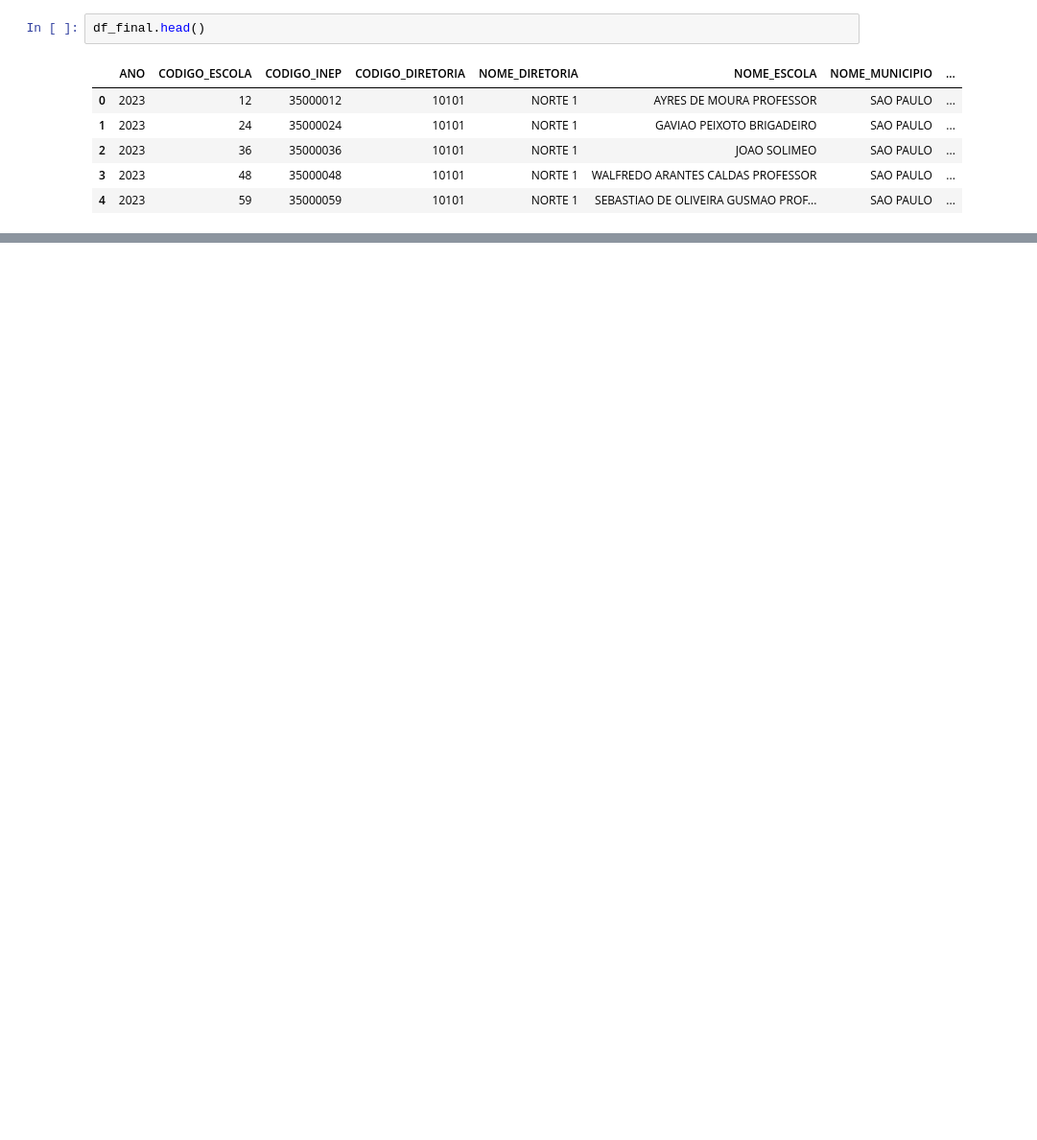
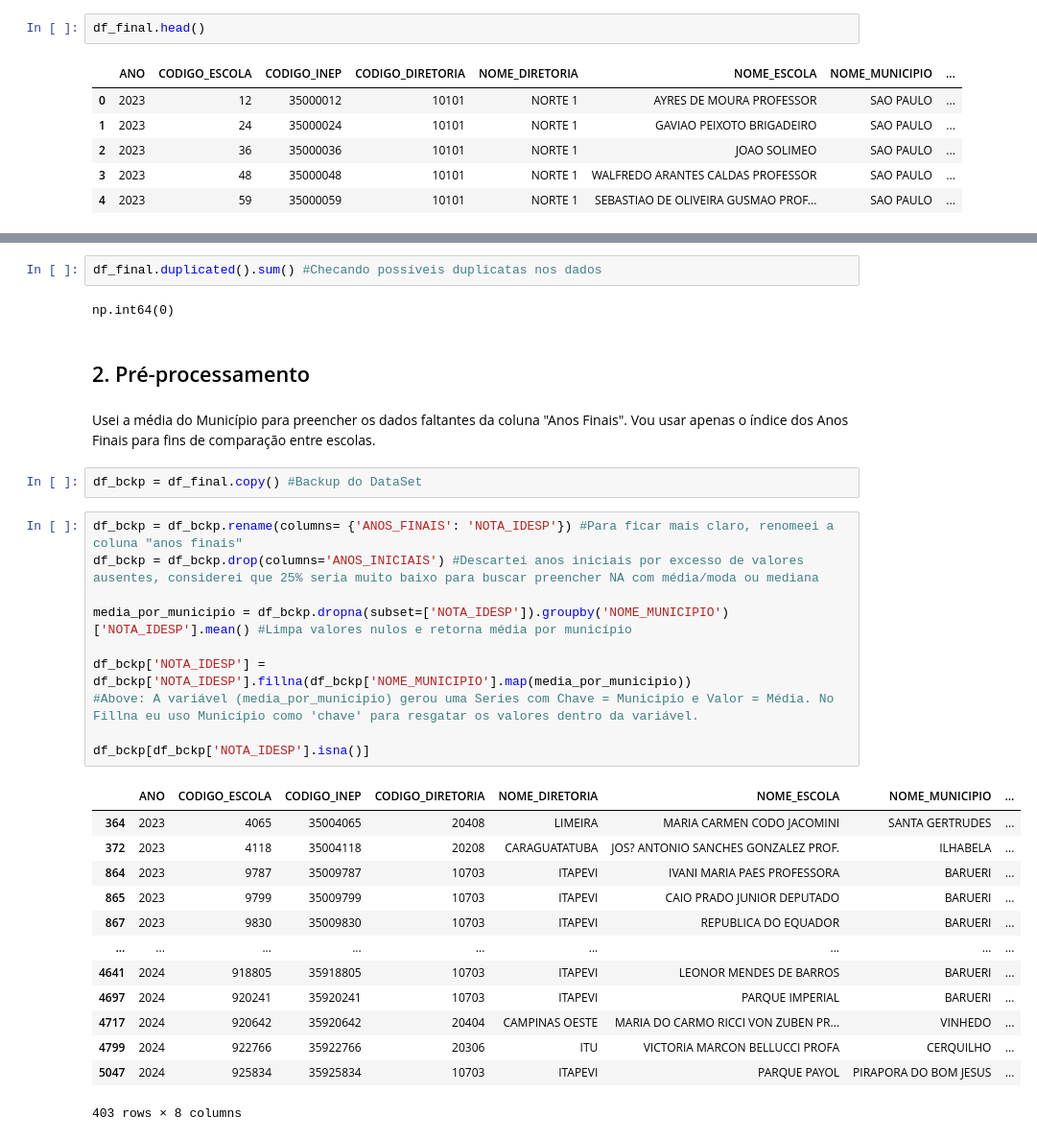
Before and after one commit to jardielsousar-cloud/Desempenho_escolas_publicas_Sao_Paulo, a Jupyter notebook: escolas.ipynb, the cells around one changed output, grey strips where cells are left out. Shown at 96% size. Cells and saved outputs as stored; diff of their text form; blank space fills up the shorter version.

```diff
--- a/escolas.ipynb
+++ b/escolas.ipynb
@@ -69,0 +92,34 @@ df_1.head()
+# %%
+df_final.duplicated().sum() #Checando possíveis duplicatas nos dados
+# %% [output]
+np.int64(0)
+# %% [markdown]
+## 2. Pré-processamento
+# %% [markdown]
+Usei a média do Município para preencher os dados faltantes da coluna "Anos Finais". Vou usar apenas o índice dos Anos Finais para fins de comparação entre escolas.
+# %%
+df_bckp = df_final.copy() #Backup do DataSet
+# %%
+df_bckp = df_bckp.rename(columns= {'ANOS_FINAIS': 'NOTA_IDESP'}) #Para ficar mais claro, renomeei a coluna "anos finais"
+df_bckp = df_bckp.drop(columns='ANOS_INICIAIS') #Descartei anos iniciais por excesso de valores ausentes, considerei que 25% seria muito baixo para buscar preencher NA com média/moda ou mediana
+
+media_por_municipio = df_bckp.dropna(subset=['NOTA_IDESP']).groupby('NOME_MUNICIPIO')['NOTA_IDESP'].mean() #Limpa valores nulos e retorna média por município
+
+df_bckp['NOTA_IDESP'] = df_bckp['NOTA_IDESP'].fillna(df_bckp['NOME_MUNICIPIO'].map(media_por_municipio))
+#Above: A variável (media_por_municipio) gerou uma Series com Chave = Municipio e Valor = Média. No Fillna eu uso Município como 'chave' para resgatar os valores dentro da variável.
+
+df_bckp[df_bckp['NOTA_IDESP'].isna()]
+# %% [output]
+|  | ANO | CODIGO_ESCOLA | CODIGO_INEP | CODIGO_DIRETORIA | NOME_DIRETORIA | NOME_ESCOLA | NOME_MUNICIPIO | ... |
+| 364 | 2023 | 4065 | 35004065 | 20408 | LIMEIRA | MARIA CARMEN CODO JACOMINI | SANTA GERTRUDES | ... |
+| 372 | 2023 | 4118 | 35004118 | 20208 | CARAGUATATUBA | JOS? ANTONIO SANCHES GONZALEZ PROF. | ILHABELA | ... |
+| 864 | 2023 | 9787 | 35009787 | 10703 | ITAPEVI | IVANI MARIA PAES PROFESSORA | BARUERI | ... |
+| 865 | 2023 | 9799 | 35009799 | 10703 | ITAPEVI | CAIO PRADO JUNIOR DEPUTADO | BARUERI | ... |
+| 867 | 2023 | 9830 | 35009830 | 10703 | ITAPEVI | REPUBLICA DO EQUADOR | BARUERI | ... |
+| ... | ... | ... | ... | ... | ... | ... | ... | ... |
+| 4641 | 2024 | 918805 | 35918805 | 10703 | ITAPEVI | LEONOR MENDES DE BARROS | BARUERI | ... |
+| 4697 | 2024 | 920241 | 35920241 | 10703 | ITAPEVI | PARQUE IMPERIAL | BARUERI | ... |
+| 4717 | 2024 | 920642 | 35920642 | 20404 | CAMPINAS OESTE | MARIA DO CARMO RICCI VON ZUBEN PR... | VINHEDO | ... |
+| 4799 | 2024 | 922766 | 35922766 | 20306 | ITU | VICTORIA MARCON BELLUCCI PROFA | CERQUILHO | ... |
+| 5047 | 2024 | 925834 | 35925834 | 10703 | ITAPEVI | PARQUE PAYOL | PIRAPORA DO BOM JESUS | ... |
+403 rows × 8 columns
```
Also changed, not shown: parts of 14 cells of this notebook.
